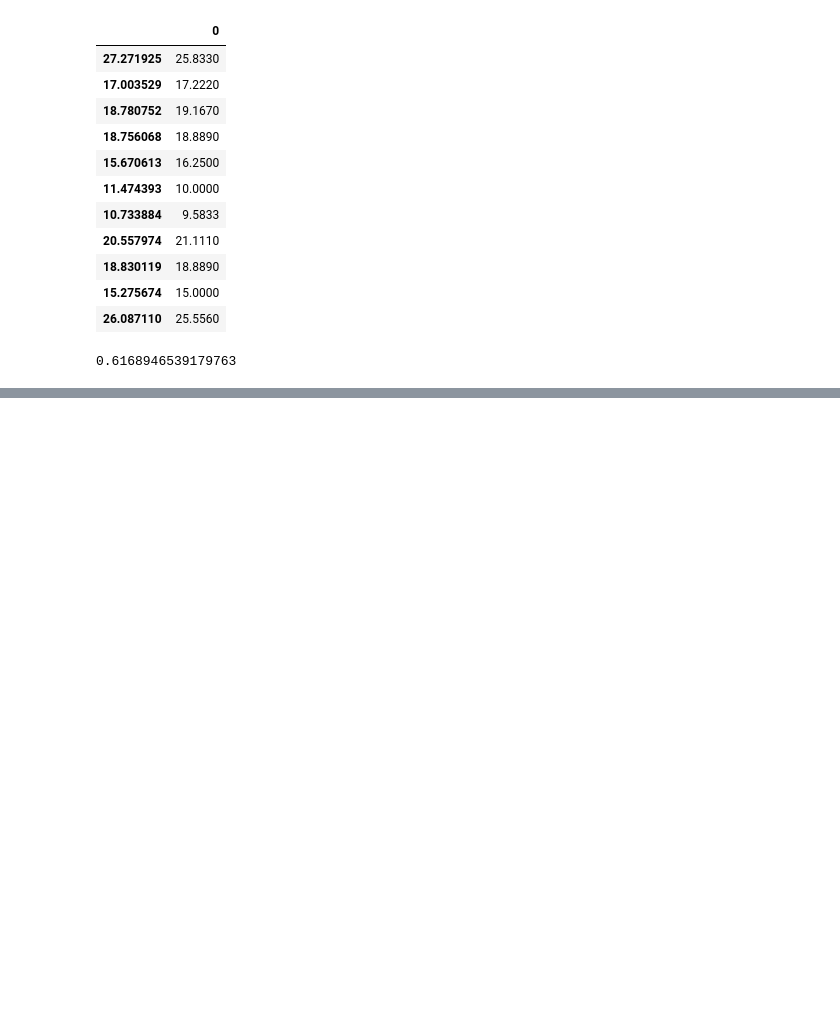
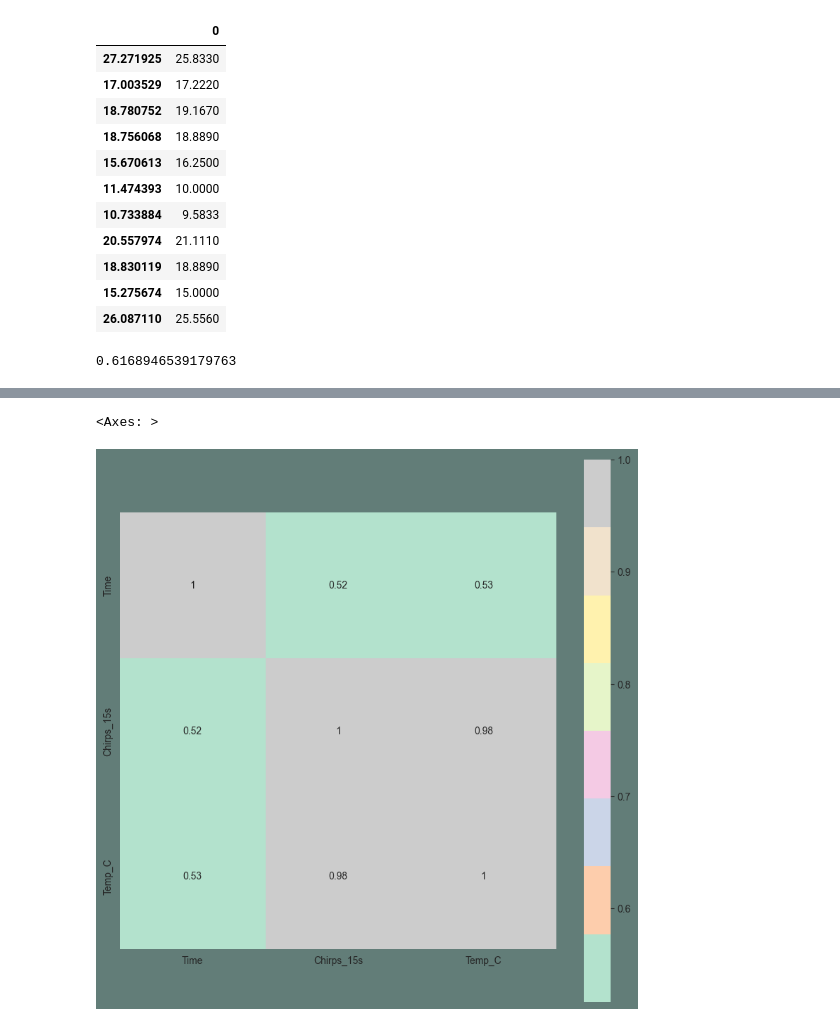
Before and after one commit to bhyeanhasan/ML-and-AI, a Jupyter notebook: Cricket/prediction.ipynb, the cells around one changed output, grey strips where cells are left out. Saved outputs shown, nothing was run; the diff lists cells and outputs as text; code cells hidden in the pictures; blank space fills up the shorter version.

```diff
--- a/Cricket/prediction.ipynb
+++ b/Cricket/prediction.ipynb
@@ -83,0 +85,7 @@ plt.show()
+# %%
+corrmat = data.corr()
+plt.subplots(figsize=(10,10),facecolor="#627D78")
+sns.heatmap(corrmat,cmap= "Pastel2",annot=True,square=True, )
+# %% [output]
+<Axes: >
+[figure, added]
```
Also changed, not shown: parts of 2 cells of this notebook, 4 other files.
